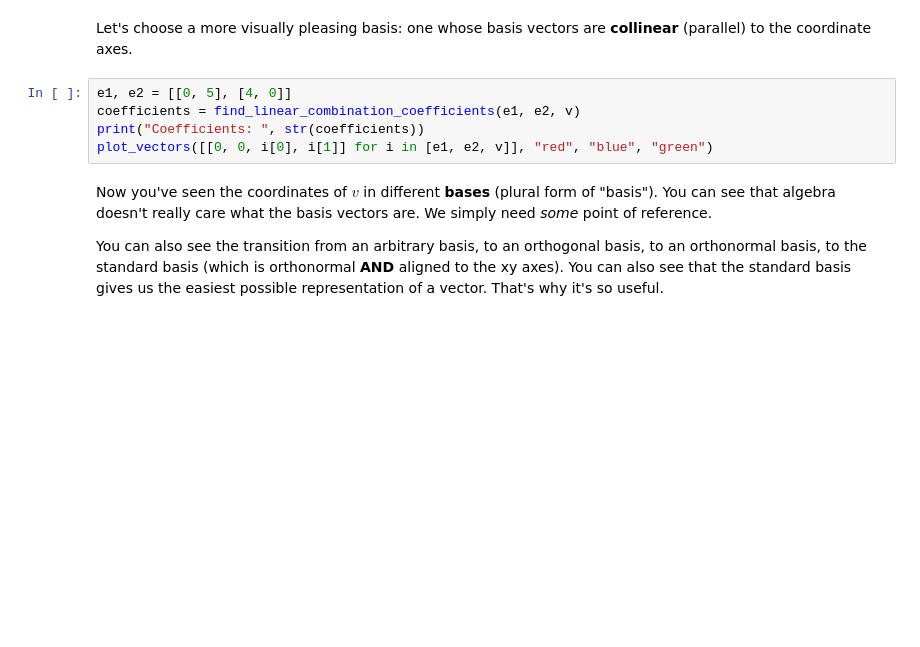
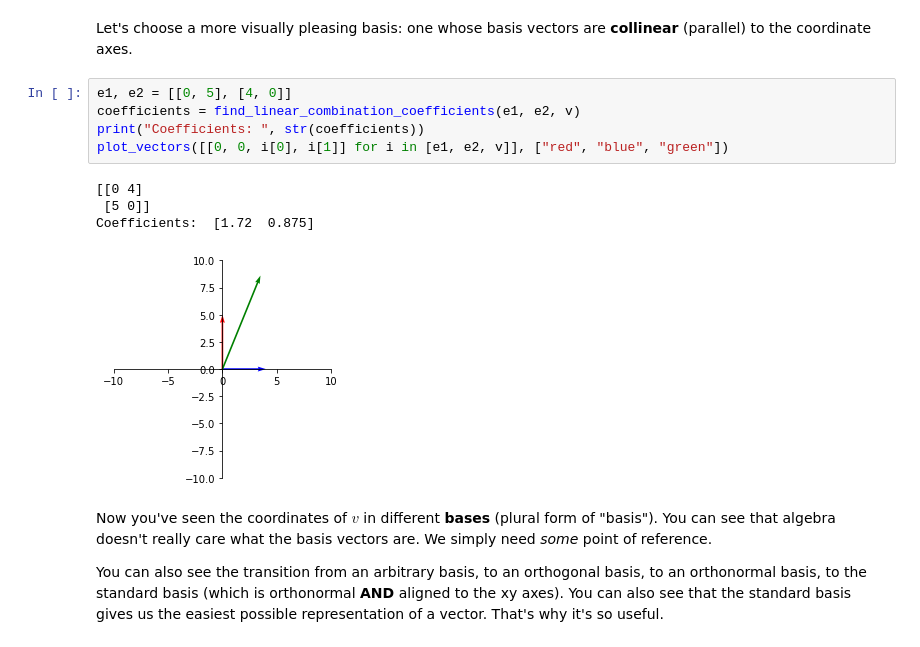
Before and after one commit to viraco4a/SoftUni, a Jupyter notebook: MathConceptsForDevelopers/Exercise_3_LINEAR_ALGEBRA/Linear Algebra Exercise.ipynb, the cells around one changed output. Cells and saved outputs as stored; diff of their text form; blank space fills up the shorter version.

```diff
--- a/MathConceptsForDevelopers/Exercise_3_LINEAR_ALGEBRA/Linear Algebra Exercise.ipynb
+++ b/MathConceptsForDevelopers/Exercise_3_LINEAR_ALGEBRA/Linear Algebra Exercise.ipynb
@@ -115,8 +119,13 @@ Let's choose a more visually pleasing basis: one whose basis vectors are **colli
 # %%
 e1, e2 = [[0, 5], [4, 0]]
 coefficients = find_linear_combination_coefficients(e1, e2, v)
 print("Coefficients: ", str(coefficients))
-plot_vectors([[0, 0, i[0], i[1]] for i in [e1, e2, v]], "red", "blue", "green")
+plot_vectors([[0, 0, i[0], i[1]] for i in [e1, e2, v]], ["red", "blue", "green"])
+# %% [output]
+[[0 4]
+ [5 0]]
+Coefficients:  [1.72  0.875]
+[figure, added]
 # %% [markdown]
 Now you've seen the coordinates of $v$ in different **bases** (plural form of "basis"). You can see that algebra doesn't really care what the basis vectors are. We simply need *some* point of reference.
 
```
Also changed, not shown: parts of 33 cells of this notebook.
